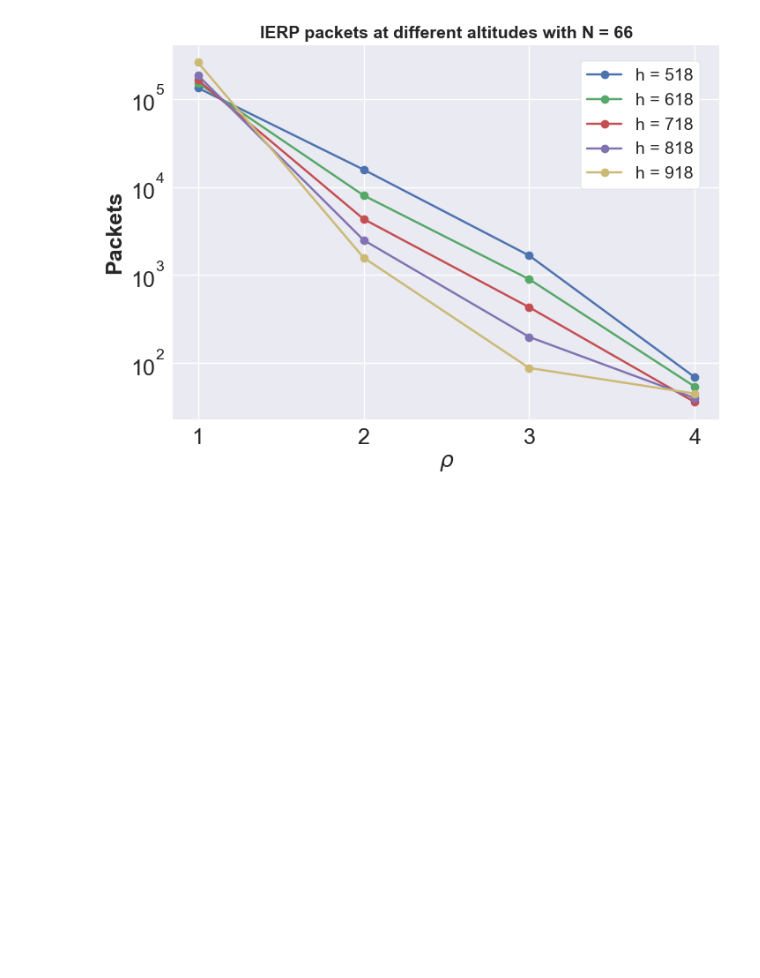
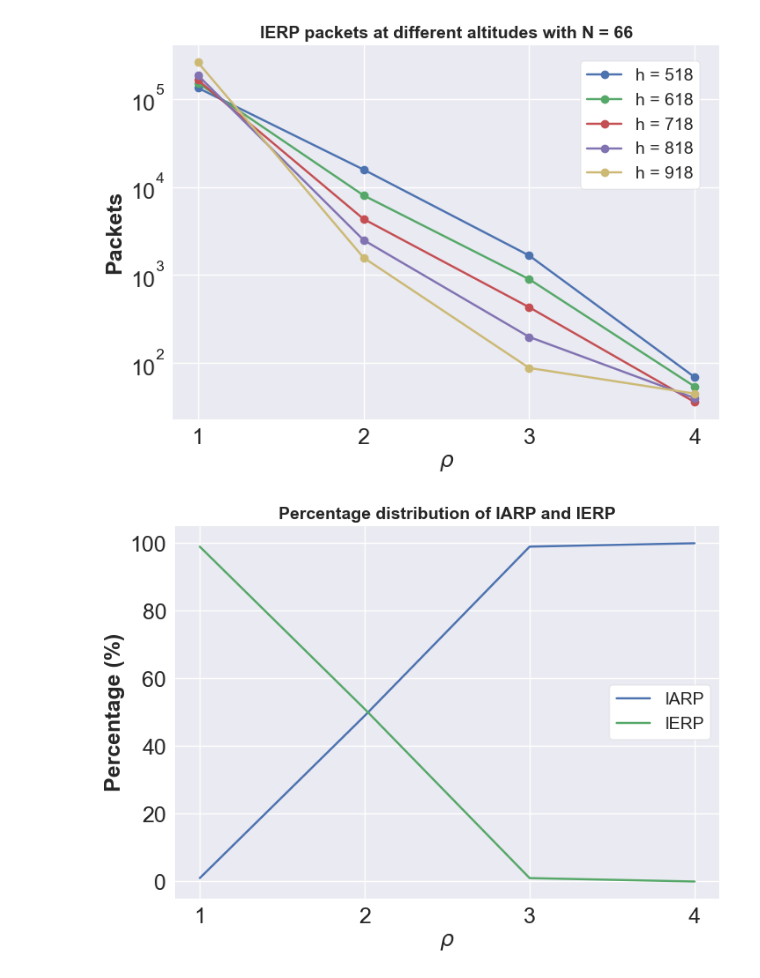
Before and after one commit to mathias-magnusson/Zone-routing-protocol, a Jupyter notebook: plot.ipynb, the cells around one changed output. Saved outputs shown, nothing was run; the diff lists cells and outputs as text; code cells hidden in the pictures; blank space fills up the shorter version.

```diff
--- a/plot.ipynb
+++ b/plot.ipynb
@@ -204,3 +204,22 @@ plt.title("IERP packets at different altitudes with N = 66", weight='bold', font
 legend = plt.legend(loc='upper right', bbox_to_anchor=(0.98, 0.98), frameon=True, framealpha=1, facecolor='white', fontsize = 14)
 # %% [output]
 [figure]
+# %%
+zone_radius = [1,2,3,4]
+ierp = [99, 51, 1, 0]
+iarp = [1, 49, 99, 100]
+
+plt.style.use('seaborn-v0_8')
+
+plt.plot(zone_radius, iarp, linestyle='-', label='IARP')
+plt.plot(zone_radius, ierp, linestyle='-', label='IERP')
+
+plt.xticks([1,2,3,4], fontsize=18)
+plt.yticks(fontsize=18)
+plt.xlabel('$\u03C1$', weight='bold', fontsize=18)
+plt.ylabel("Percentage (%)", weight='bold', fontsize=18)
+plt.title("Percentage distribution of IARP and IERP", weight='bold', fontsize=14)
+
+legend = plt.legend(loc='center right', bbox_to_anchor=(1, 0.5), frameon=True, framealpha=1, facecolor='white', fontsize = 14)
+# %% [output]
+[figure, added]
```
